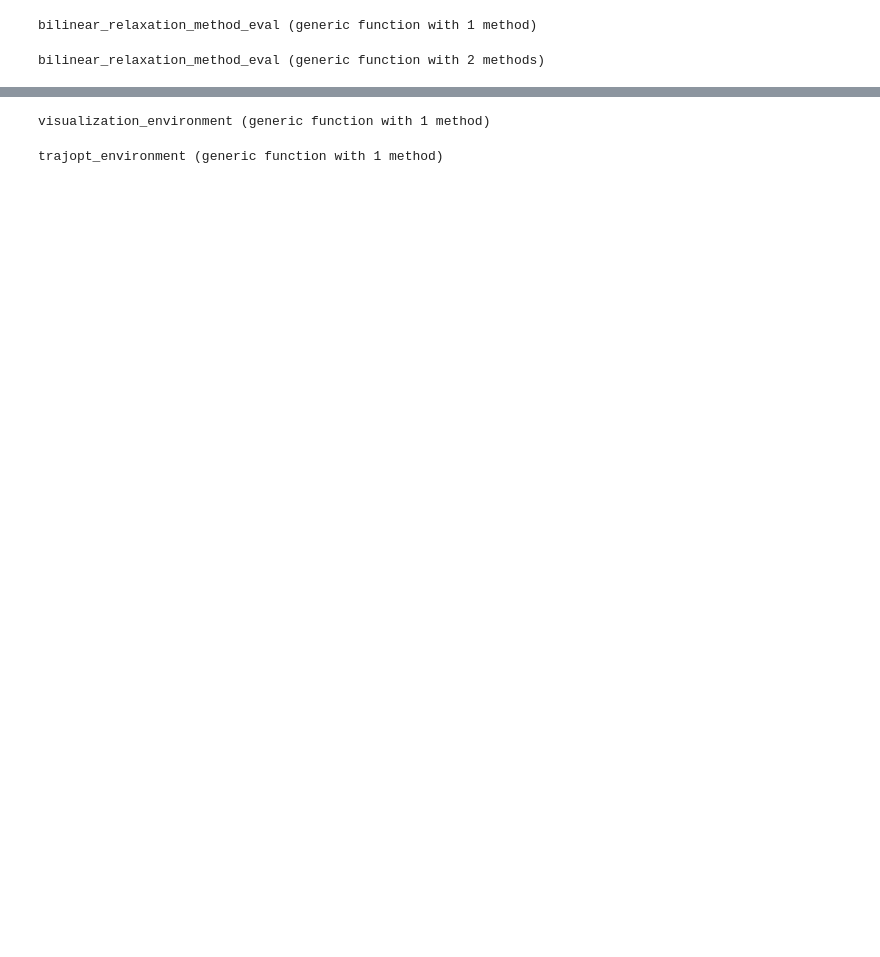
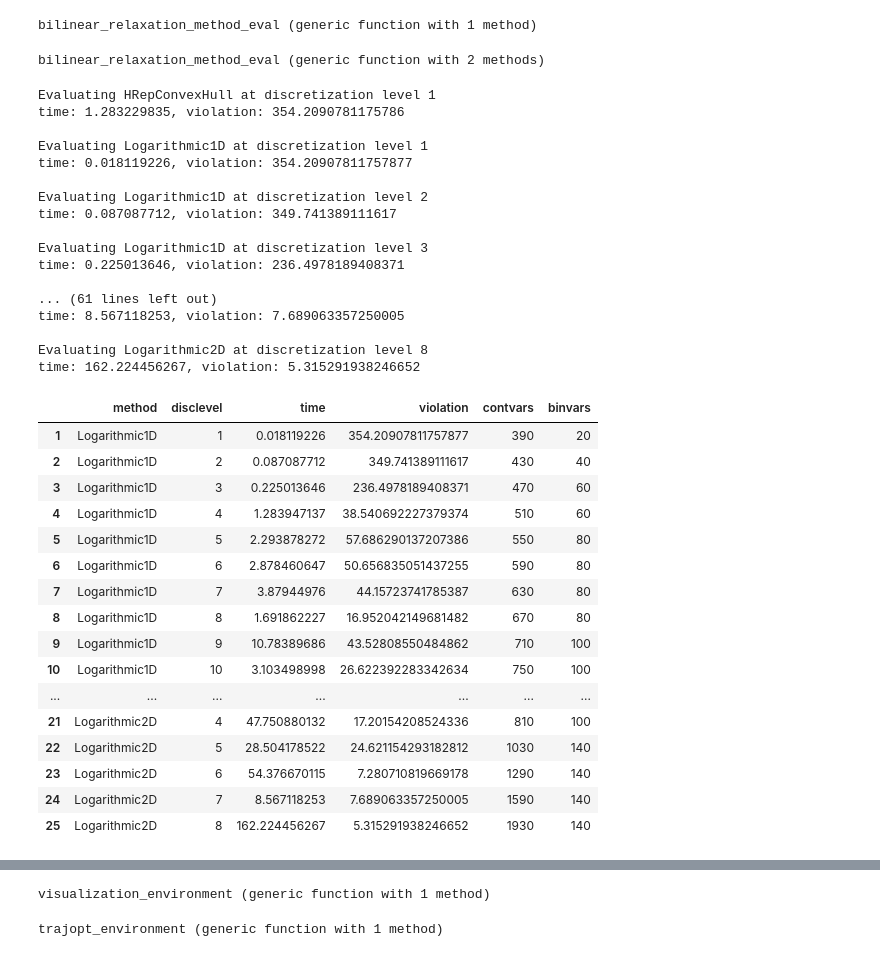
Before and after one commit to tkoolen/MixedIntegerExperiments.jl, a Jupyter notebook: notebook/AndresMIQP.ipynb, the cells around one changed output, grey strips where cells are left out. Drawn from its saved outputs; the diff is of its cells as text; code cells hidden in the pictures; blank space fills up the shorter version.

```diff
--- a/notebook/AndresMIQP.ipynb
+++ b/notebook/AndresMIQP.ipynb
@@ -37,6 +55,8 @@ function bilinear_relaxation_method_eval(scenarios::Dict{Symbol, Vector{Int}})
     levels = Int[]
     times = Float64[]
     violations = Float64[]
+    contvars = Int[]
+    binvars = Int[]
 
     for (method, disc_levels) in scenarios
         for disc_level in disc_levels
@@ -49,20 +69,58 @@ function bilinear_relaxation_method_eval(scenarios::Dict{Symbol, Vector{Int}})
             push!(levels, disc_level - 1) # -1, because I want 1 to mean a single McCormick envelope
             push!(times, time)
             push!(violations, violation)
+            push!(contvars, diagnostics.num_continuous_variables)
+            push!(binvars, diagnostics.num_binary_variables)
             println("time: $time, violation: $violation")
             println()
         end
     end
 
-    d = DataFrame(method = methods, disclevel = levels, time = times, violation = violations)
+    d = DataFrame(method = methods, disclevel = levels, time = times, violation = violations, contvars = contvars, binvars = binvars)
 end
 # %% [output]
 bilinear_relaxation_method_eval (generic function with 2 methods)
 # %%
 # scenarios = Dict(:HRepConvexHull => [4, 9], :Logarithmic1D => [4, 9], :Logarithmic2D => [2, 3])
 # scenarios = Dict(:HRepConvexHull => collect(2 : 11), :Logarithmic1D => collect(2 : 18), :Logarithmic2D => collect(2 : 9))
-# bilinear_relaxation_method_eval(Dict(:HRepConvexHull => [2])) # warmup
-# d = bilinear_relaxation_method_eval(scenarios)
+scenarios = Dict(:Logarithmic1D => collect(2 : 18), :Logarithmic2D => collect(2 : 9))
+bilinear_relaxation_method_eval(Dict(:HRepConvexHull => [2])) # warmup
+d = bilinear_relaxation_method_eval(scenarios)
+# %% [output]
+Evaluating HRepConvexHull at discretization level 1
+time: 1.283229835, violation: 354.2090781175786
+
+Evaluating Logarithmic1D at discretization level 1
+time: 0.018119226, violation: 354.20907811757877
+
+Evaluating Logarithmic1D at discretization level 2
+time: 0.087087712, violation: 349.741389111617
+
+Evaluating Logarithmic1D at discretization level 3
+time: 0.225013646, violation: 236.4978189408371
+
+... (61 lines left out)
+time: 8.567118253, violation: 7.689063357250005
+
+Evaluating Logarithmic2D at discretization level 8
+time: 162.224456267, violation: 5.315291938246652
+|  | method | disclevel | time | violation | contvars | binvars |
+| 1 | Logarithmic1D | 1 | 0.018119226 | 354.20907811757877 | 390 | 20 |
+| 2 | Logarithmic1D | 2 | 0.087087712 | 349.741389111617 | 430 | 40 |
+| 3 | Logarithmic1D | 3 | 0.225013646 | 236.4978189408371 | 470 | 60 |
+| 4 | Logarithmic1D | 4 | 1.283947137 | 38.540692227379374 | 510 | 60 |
+| 5 | Logarithmic1D | 5 | 2.293878272 | 57.686290137207386 | 550 | 80 |
+| 6 | Logarithmic1D | 6 | 2.878460647 | 50.656835051437255 | 590 | 80 |
+| 7 | Logarithmic1D | 7 | 3.87944976 | 44.15723741785387 | 630 | 80 |
+| 8 | Logarithmic1D | 8 | 1.691862227 | 16.952042149681482 | 670 | 80 |
+| 9 | Logarithmic1D | 9 | 10.78389686 | 43.52808550484862 | 710 | 100 |
+| 10 | Logarithmic1D | 10 | 3.103498998 | 26.622392283342634 | 750 | 100 |
+| ... | ... | ... | ... | ... | ... | ... |
+| 21 | Logarithmic2D | 4 | 47.750880132 | 17.20154208524336 | 810 | 100 |
+| 22 | Logarithmic2D | 5 | 28.504178522 | 24.621154293182812 | 1030 | 140 |
+| 23 | Logarithmic2D | 6 | 54.376670115 | 7.280710819669178 | 1290 | 140 |
+| 24 | Logarithmic2D | 7 | 8.567118253 | 7.689063357250005 | 1590 | 140 |
+| 25 | Logarithmic2D | 8 | 162.224456267 | 5.315291938246652 | 1930 | 140 |
 # %%
 datadir = "/home/twan/Dropbox/170612 group meeting long/data"
 figuredir = "/home/twan/Dropbox/170612 group meeting long/figures"
```
Also changed, not shown: parts of 7 cells of this notebook, 3 other files.
